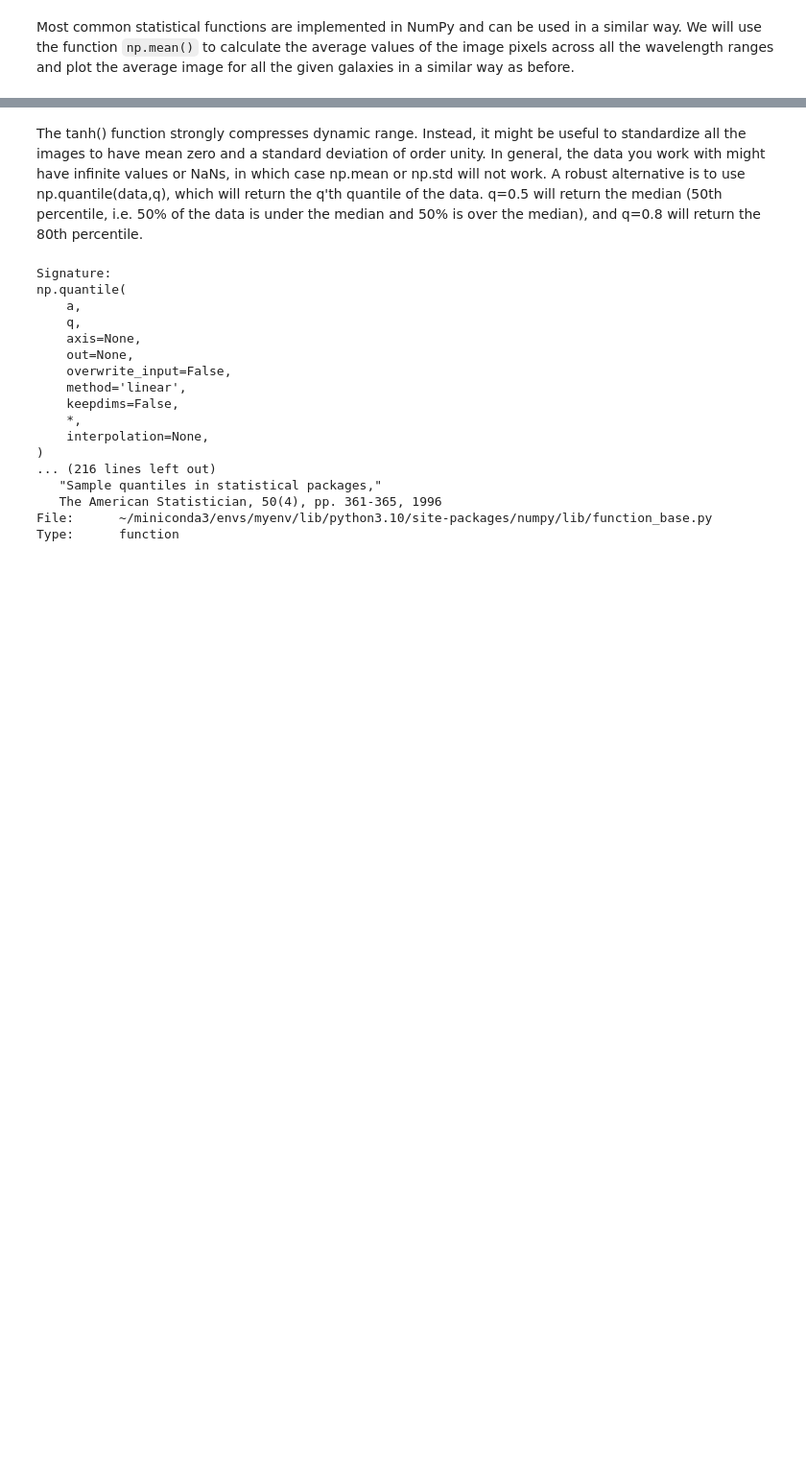
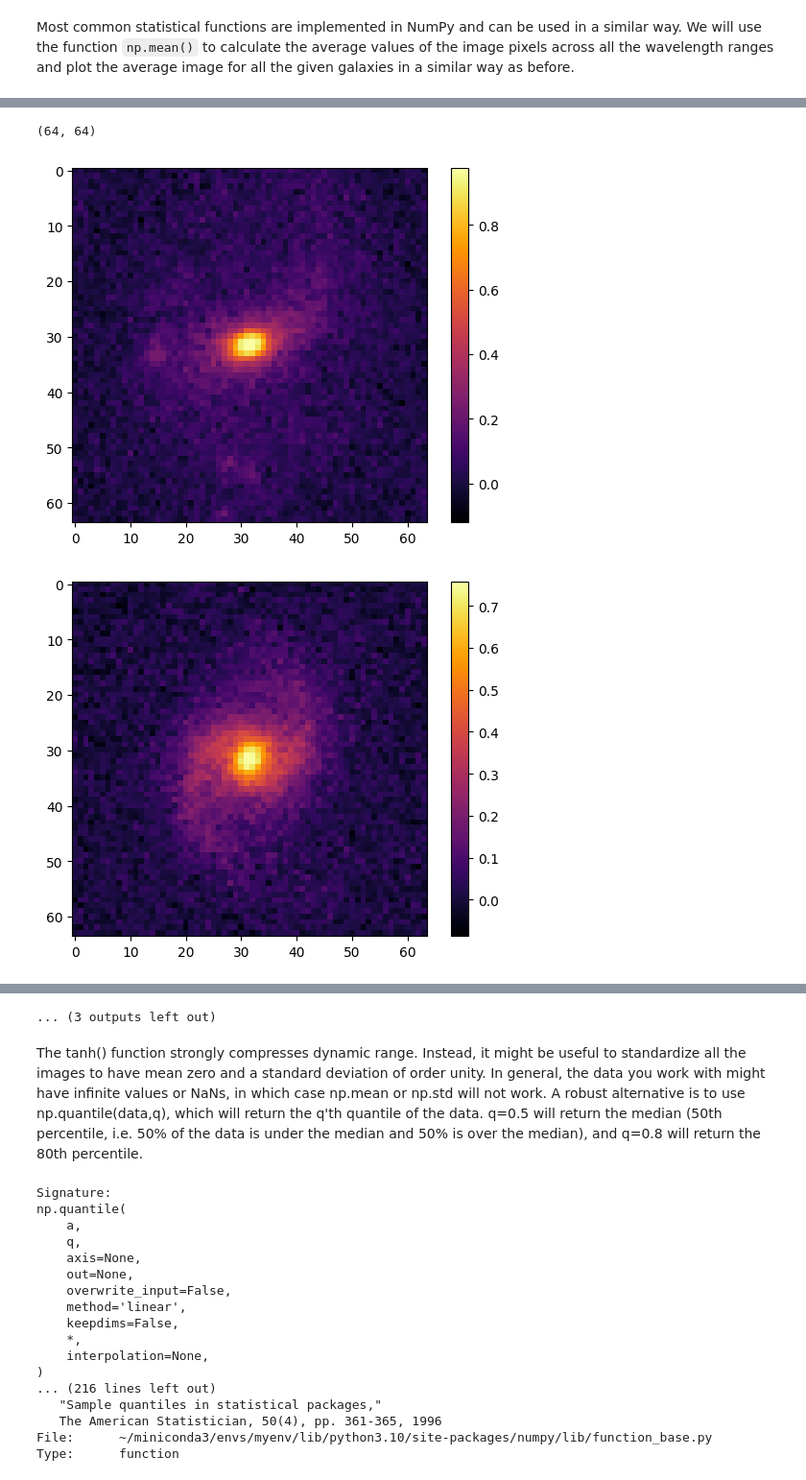
Before and after one commit to astropgh/python-boot-camp-2024, a Jupyter notebook: notebooks/03-NumpyBasics/solutions/solutions_numpy-basics-2.ipynb, the cells around one changed output, grey strips where cells are left out. Shown at 96% size. Cells and saved outputs as stored; diff of their text form; code cells hidden in the pictures; blank space fills up the shorter version.

```diff
--- a/notebooks/03-NumpyBasics/solutions/solutions_numpy-basics-2.ipynb
+++ b/notebooks/03-NumpyBasics/solutions/solutions_numpy-basics-2.ipynb
@@ -134,9 +150,9 @@ ax.grid()
 [figure]
 # %%
 # COMPLETE THESE THREE LINES OF CODE
-n_filters = imgs.shape[-1] # imgs.shape[3]
-fig, axes = plt.subplots(ncols=n_filters, figsize=(25,5))
-for i in range(n_filters):
+n_bands = imgs.shape[-1] # imgs.shape[3]
+fig, axes = plt.subplots(ncols=n_bands, figsize=(25,5))
+for i in range(n_bands):
     scaled_image = np.tanh(img_1[:,:,i])
     img_show = axes[i].imshow(scaled_image, cmap='gray')
     fig.colorbar(img_show, ax=axes[i])
@@ -146,10 +162,10 @@ for i in range(n_filters):
 Feel free to select other galaxies and plot their images.
 As you can see the galaxy mostly occupies the central region of the picture. So we will crop the images to select only the central 32$\times$32 array elements for each wavelength band and plot them.
 # %%
-# COMPLETE THESE FOUR LINES OF CODE
-n_filters = imgs.shape[-1] # imgs.shape[3]
-fig, ax = plt.subplots(ncols=n_filters, figsize=(25,5))
-for i in range(n_filters):
+# Redo the above, but only plot the central 32x32 pixels of each image
+n_bands = imgs.shape[-1] # imgs.shape[3]
+fig, ax = plt.subplots(ncols=n_bands, figsize=(25,5))
+for i in range(n_bands):
     scaled_image = img_1[16:48, 16:48, i]
     scaled_image = np.tanh(scaled_image)
     img_show = ax[i].imshow(scaled_image, cmap='gray')
@@ -215,0 +209,18 @@ for i in range(n_images):
+# %%
+# calculate the average image of the 1st galaxy over all the bands. Check that the resulting image has the shape you expect it to.
+avg_img = np.mean(imgs[0,:,:,:], axis=2)
+avg_img.shape
+# %% [output]
+(64, 64)
+# %%
+n_galaxies = imgs.shape[0] # calculate the number of images from the imgs array
+for i in range(n_galaxies): # loop over all the images
+    fig, ax = plt.subplots()
+    img_i = imgs[i,:,:,:] # obtain all the images of the i-th galaxy
+    mean_image = np.mean(img_i, axis=2) # calculate the average image over all bands
+    scaled_image = np.tanh(mean_image) # scale the average image
+    img_show = ax.imshow(scaled_image, cmap='inferno')# plot the image
+    fig.colorbar(img_show, ax=ax) # add a colorbar to the image
+# %% [output]
+[figure, added]
+[figure, added]
@@ -216,3 +237,4 @@ for i in range(n_images):
+... (3 outputs left out)
 # %% [markdown]
 The tanh() function strongly compresses dynamic range. Instead, it might be useful to standardize all the images to have mean zero and a standard deviation of order unity. In general, the data you work with might have infinite values or NaNs, in which case np.mean or np.std will not work. A robust alternative is to use np.quantile(data,q), which will return the q'th quantile of the data. q=0.5 will return the median (50th percentile, i.e. 50% of the data is under the median and 50% is over the median), and q=0.8 will return the 80th percentile.
 # %%
```
Also changed, not shown: parts of 19 cells of this notebook, 4 other files.
